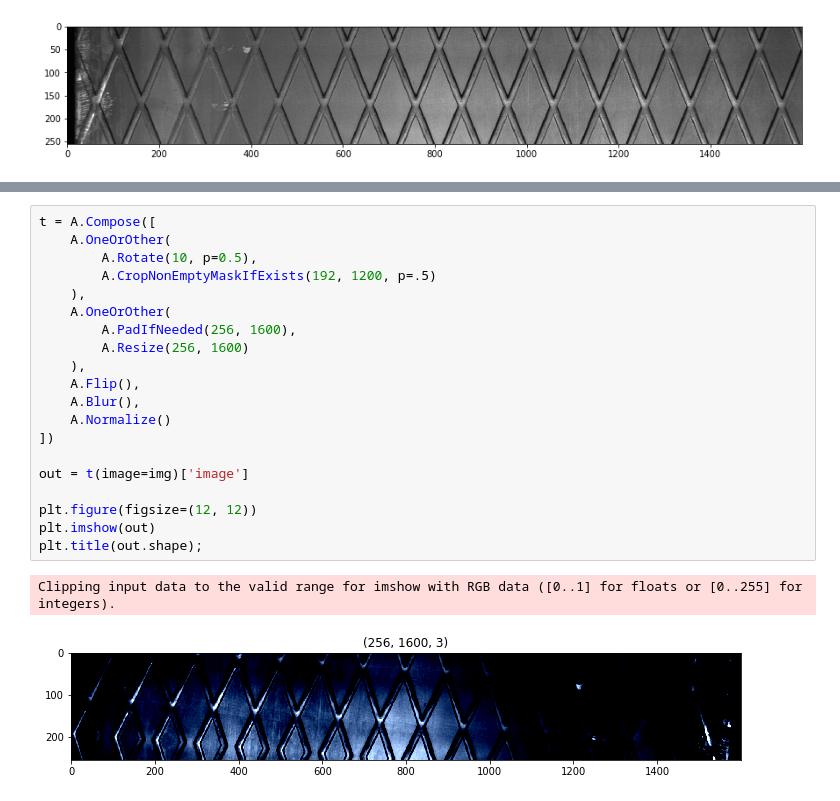
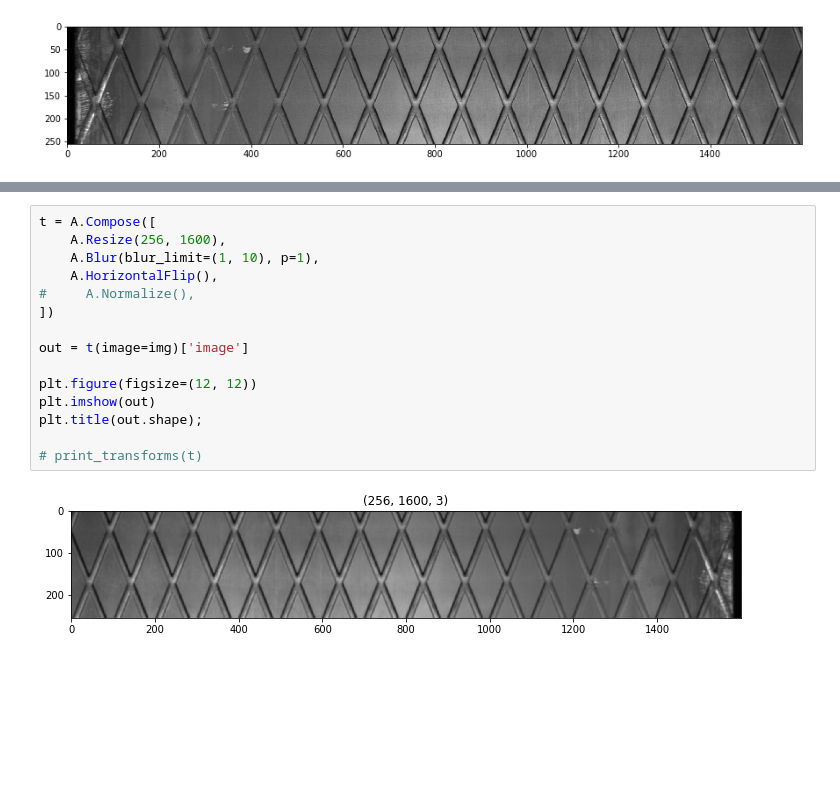
Before and after one commit to ditwoo/kaggle-severstal-steel-defect-detection, a Jupyter notebook: notebooks/albu_dict.ipynb, the cells around one changed output, grey strips where cells are left out. Drawn from its saved outputs; the diff is of its cells as text; blank space fills up the shorter version.

```diff
--- a/notebooks/albu_dict.ipynb
+++ b/notebooks/albu_dict.ipynb
@@ -28,23 +70,17 @@ plt.imshow(np.flip(img, 1));
 # %%
 t = A.Compose([
-    A.OneOrOther(
-        A.Rotate(10, p=0.5),
-        A.CropNonEmptyMaskIfExists(192, 1200, p=.5)
-    ),
-    A.OneOrOther(
-        A.PadIfNeeded(256, 1600),
-        A.Resize(256, 1600)
-    ),
-    A.Flip(),
-    A.Blur(),
-    A.Normalize()
+    A.Resize(256, 1600),
+    A.Blur(blur_limit=(1, 10), p=1),
+    A.HorizontalFlip(),
+#     A.Normalize(),
 ])
 
 out = t(image=img)['image']
 
 plt.figure(figsize=(12, 12))
 plt.imshow(out)
 plt.title(out.shape);
+
+# print_transforms(t)
 # %% [output]
-Clipping input data to the valid range for imshow with RGB data ([0..1] for floats or [0..255] for integers).
-[figure, old version]
+[figure, new version]
```
Also changed, not shown: parts of 7 cells of this notebook, 27 other files.
